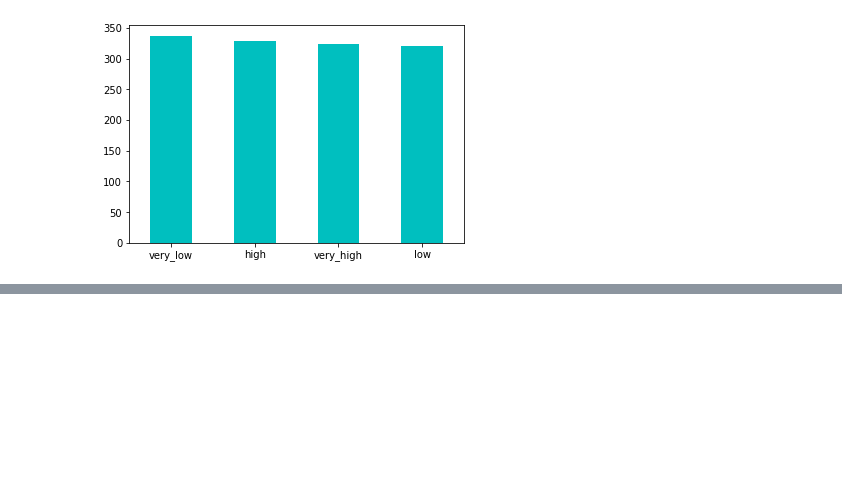
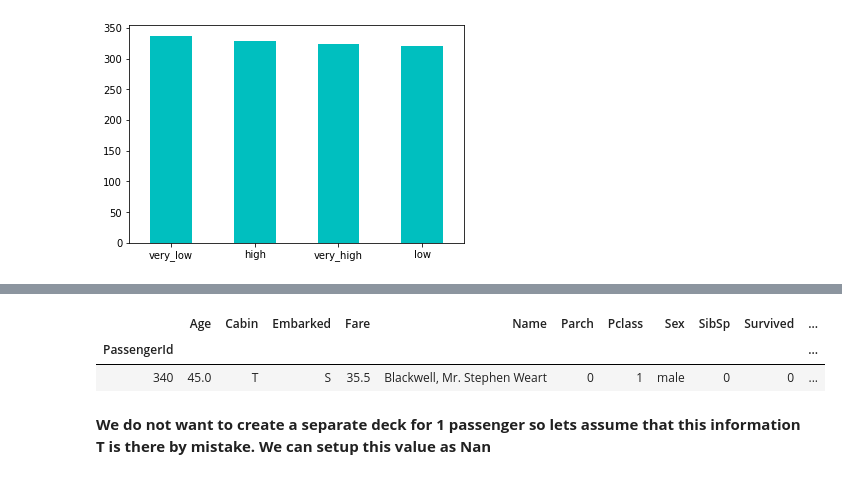
Before and after one commit to neerajmachinelearning/DataScienceEnd2End, a Jupyter notebook: notebooks/Data Exploring-Processing.ipynb, the cells around one changed output, grey strips where cells are left out. Saved outputs shown, nothing was run; the diff lists cells and outputs as text; code cells hidden in the pictures; blank space fills up the shorter version.

```diff
--- a/notebooks/Data Exploring-Processing.ipynb
+++ b/notebooks/Data Exploring-Processing.ipynb
@@ -1161,0 +1256,3 @@ df.head(10)
+# %%
+# a lady aged more than 18 who has Parch > 0 and is married (Not Miss)
+df['IsMother'] = np.where(((df.Sex == 'female') & (df.Parch > 0) & (df.Age > 18) & (df.Title != 'Miss')), 1, 0)
@@ -1161,0 +1327,9 @@ df.head(10)
+# %%
+# look at the cabin = T
+df.loc[df.Cabin == 'T']
+# %% [output]
+|  | Age | Cabin | Embarked | Fare | Name | Parch | Pclass | Sex | SibSp | Survived | ... |
+| PassengerId |  |  |  |  |  |  |  |  |  |  | ... |
+| 340 | 45.0 | T | S | 35.5 | Blackwell, Mr. Stephen Weart | 0 | 1 | male | 0 | 0 | ... |
+# %% [markdown]
+**We do not want to create a separate deck for 1 passenger so lets assume that this information T is there by mistake. We can setup this value as Nan**
```
Also changed, not shown: parts of 40 cells of this notebook.
